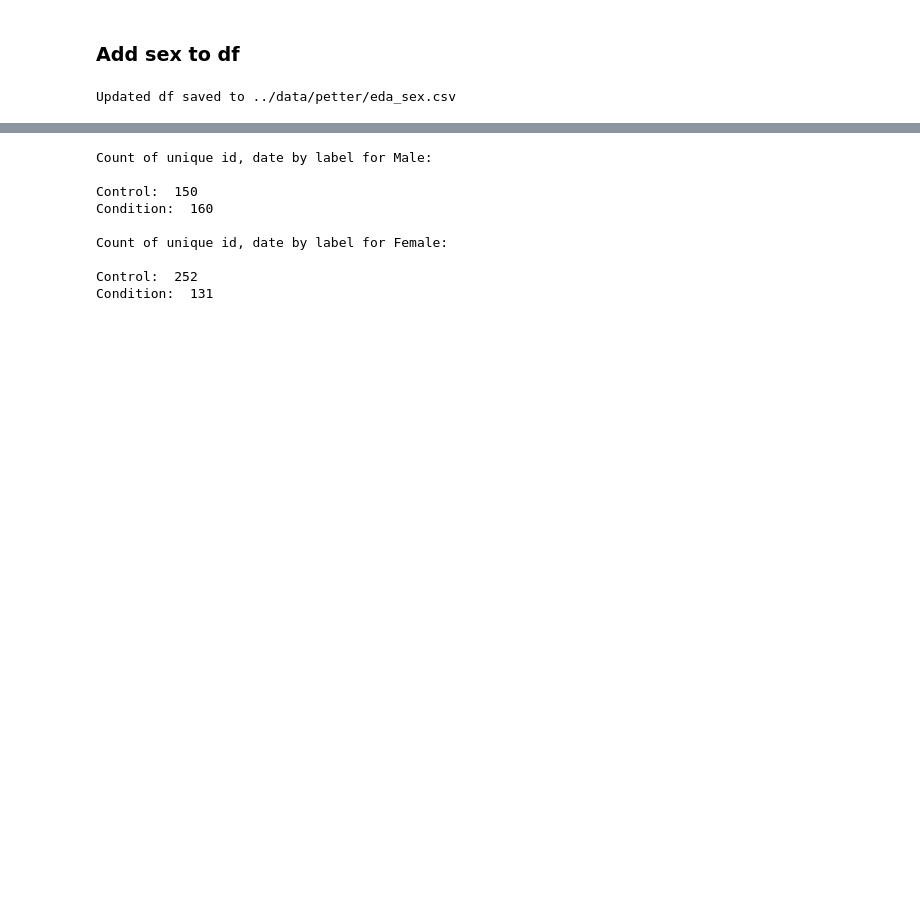
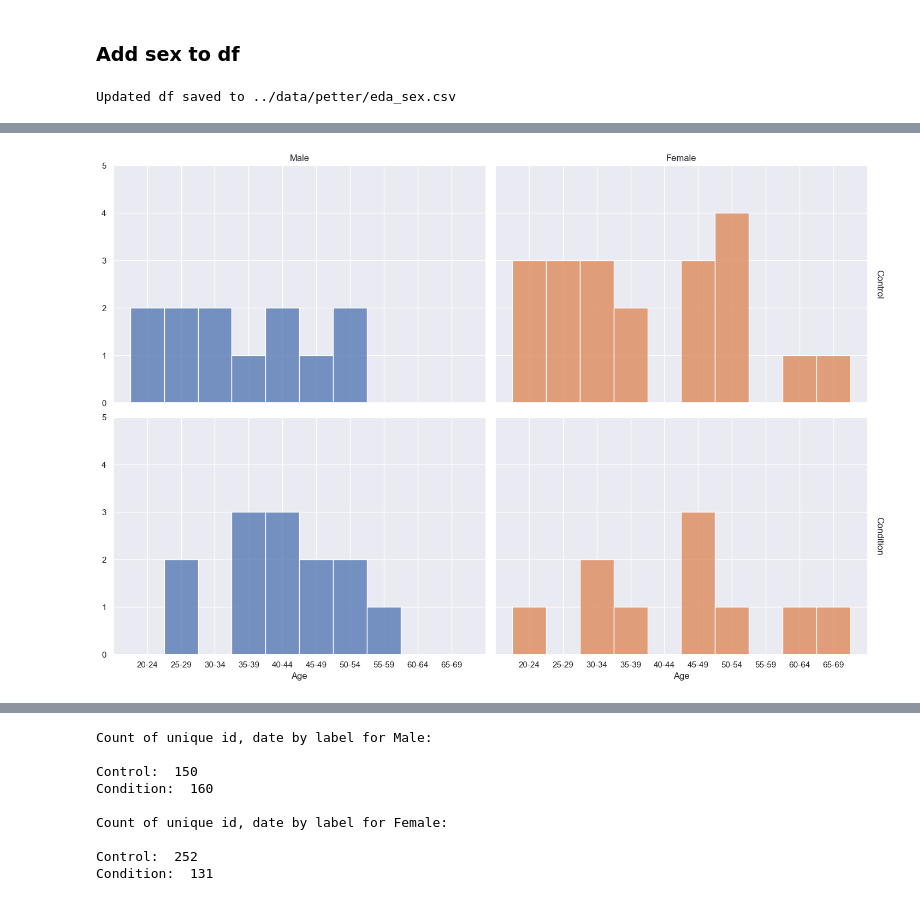
Before and after one commit to zoonalink/IGP-5, a Jupyter notebook: petter/wiki-eda.ipynb, the cells around one changed output, grey strips where cells are left out. Cells and saved outputs as stored; diff of their text form; code cells hidden in the pictures; blank space fills up the shorter version.

```diff
--- a/petter/wiki-eda.ipynb
+++ b/petter/wiki-eda.ipynb
@@ -609,0 +672,33 @@ df2.drop(cols, axis=1, inplace=True)
+# %%
+# 'gender' and 'label' with descriptive labels
+df3['gender'] = df3['gender'].replace({1: 'Female', 2: 'Male'})
+df3['label'] = df3['label'].replace({0: 'Control', 1: 'Condition'})
+
+import seaborn as sns
+import matplotlib.pyplot as plt
+
+# set style
+sns.set_theme(style="darkgrid")
+
+# facet grid
+g = sns.FacetGrid(df3, col='gender', row='label', hue='gender', margin_titles=True, height=5, aspect=1.5)
+
+# histogram to each facet
+g.map(sns.histplot, 'age', bins=20)
+
+# set y-axis ticks
+for ax in g.axes.flat:
+    ax.set_yticks([0, 1, 2, 3, 4, 5])
+
+# legend
+#g.add_legend(title='Gender')
+
+# axis labels
+g.set_axis_labels('Age', '')
+
+# facet titles
+g.set_titles(col_template='{col_name}', row_template='{row_name}')
+
+plt.show()
+# %% [output]
+[figure, added]
```
Also changed, not shown: parts of 13 cells of this notebook, 2 other files.
